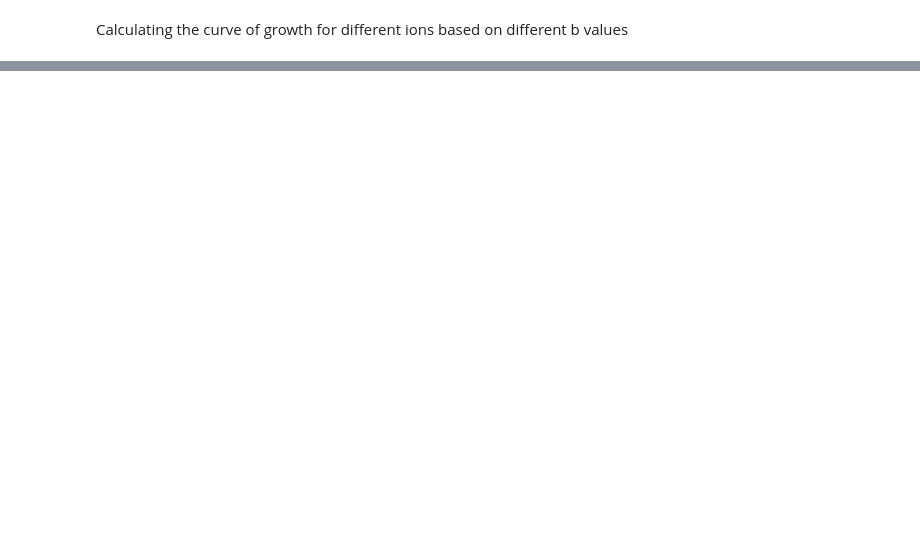
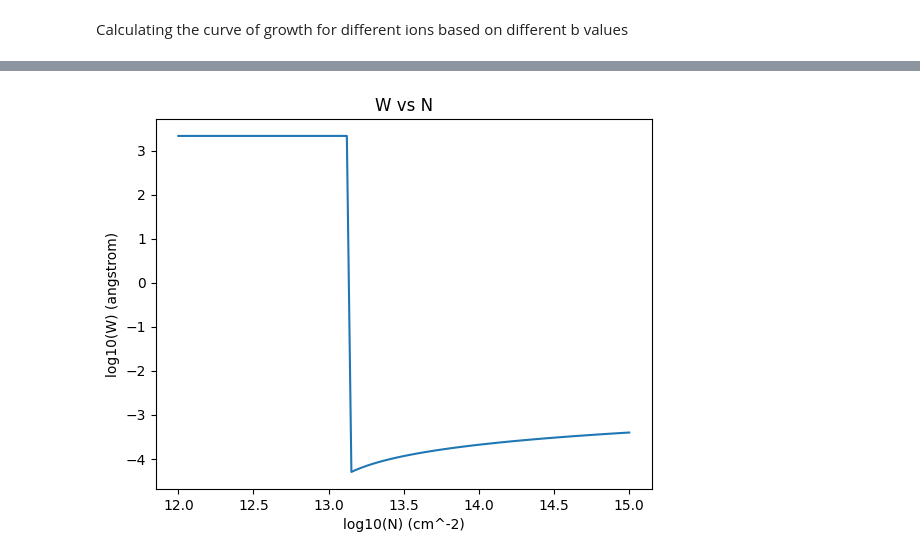
Before and after one commit to aryana-haghjoo/ISM_assignments, a Jupyter notebook: HWW4.ipynb, the cells around one changed output, grey strips where cells are left out. Cells and saved outputs as stored; diff of their text form; code cells hidden in the pictures; blank space fills up the shorter version.

```diff
--- a/HWW4.ipynb
+++ b/HWW4.ipynb
@@ -8,18 +7,16 @@ from matplotlib import colormaps
 # %%
 ureg = pint.UnitRegistry()
-ureg.default_system = 'cgs'
+c = 3e8 * ureg.m / ureg.s
-# %%
-c = 3e8 * ureg.m / ureg.s
-c = c.to_base_units()
 # %%
 def tau_0(N, f, wavelength, b): #Draine, Eq. 9.10
     return 0.7580 * (N/(1e13 *ureg.cm**(-2))) * (f/0.4164) * (wavelength/1215.7*ureg.angstrom) * ((10*ureg.km/ureg.s)/b)
 
 def W_approx (b, tau_0, gamma, wavelength): #Draine Eq. 9.27
-    if tau_0 <1.253933:
+    #tau_0 = tau_0.magnitude
+    if tau_0 < 1.253933:
         W = np.sqrt(np.pi)
     else:
-        W = np.sqrt(((2*b)/c)**2) * np.log (tau_0/log(2)) + (b/c) * ((gamma*wavelength)/c)((tau_0 - 1.253933)/np.sqrt(np.pi))
+        W = np.sqrt(((2*b)/c)**2) * np.log(tau_0/np.log(2)) + (b/c) * ((gamma*wavelength)/c) * ((tau_0 - 1.253933)/np.sqrt(np.pi))
     return wavelength * W
 # %%
 #defining wavelength, oscillator strength, and gamma for Fe II 2382, Fe II 2249, and C II 1334
@@ -43,0 +64,43 @@ def width_calc(b, N, f, wavelength, gamma):
+# %%
+import numpy as np
+import pint
+import matplotlib.pyplot as plt
+
+# Create a UnitRegistry
+ureg = pint.UnitRegistry()
+
+def tau_0(N, f, lamda, b):
+    return 0.7580 * (N / (1e13 * ureg.cm**(-2))) * (f / 0.4164) * (lamda / (1215.7 * ureg.angstrom)) * ((10 * ureg.km / ureg.s) / b)
+
+def W_approx(b, tau_0, gamma, wavelength): #Draine Eq. 9.27
+    c = 3e8 * ureg.m / ureg.s  # Speed of light in m/s
+    if tau_0 < 1.253933:
+        W = np.sqrt(np.pi)
+    else:
+        W = np.sqrt(((2*b)/c)**2) * np.log(tau_0/np.log(2)) + (b/c) * ((gamma*wavelength)/c) * ((tau_0 - 1.253933)/np.sqrt(np.pi))
+    return wavelength * W
+
+# Example usage
+f = 0.5
+lamda = 1215.7 * ureg.angstrom
+b = 10 * ureg.km / ureg.s
+gamma = 1e8 * ureg.Hz
+
+# Define a range of N values
+N_values = np.logspace(12, 15, 100) * ureg.cm**(-2)
+
+# Calculate W for each N value
+W_values = []
+for N in N_values:
+    tau0 = tau_0(N, f, lamda, b)
+    W = W_approx(b, tau0, gamma, lamda)
+    W_values.append(W.magnitude)
+
+# Plotting
+plt.plot(np.log10(N_values.magnitude), np.log10(W_values))
+plt.xlabel('log10(N) (cm^-2)')
+plt.ylabel('log10(W) (angstrom)')
+plt.title('W vs N')
+plt.show()
+# %% [output]
+[figure, added]
```
Also changed, not shown: parts of 6 cells of this notebook.
